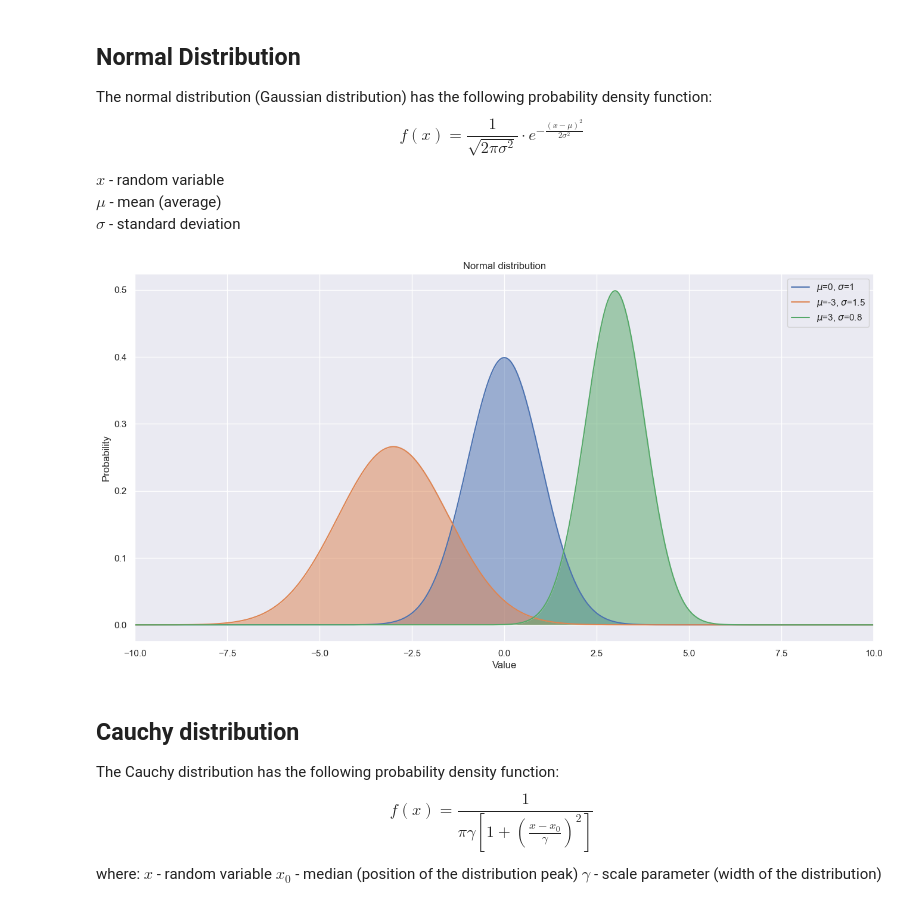
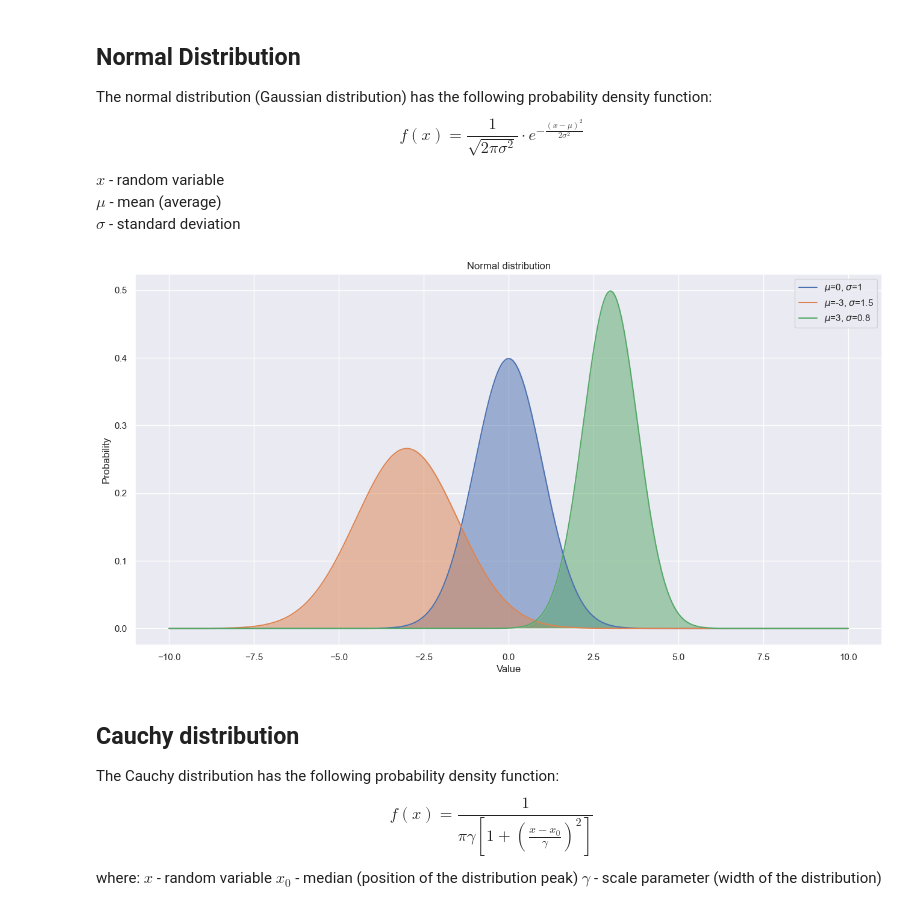
Before and after one commit to Omazz/alpha-beta-filter, a Jupyter notebook: noise.ipynb, the cells around one changed output. Saved outputs shown, nothing was run; the diff lists cells and outputs as text; code cells hidden in the pictures.

```diff
--- a/noise.ipynb
+++ b/noise.ipynb
@@ -21,42 +22,26 @@ $\sigma$ - standard deviation <br>
 # %%
 plt.figure(figsize=(16,8))
 plt.title('Normal distribution')
 plt.xlabel('Value')
 plt.ylabel('Probability')
 
-size = 100000
-left = -10
-right = +10
-plt.xlim(left, right)
 
-mu = 0
-sigma = 1
-x = np.linspace(left, right, size)
-y = (1/(sigma * np.sqrt(2*np.pi))) * np.exp(-(x-mu)**2 / (2*sigma**2))
-label = '$\mu$=' + str(mu) + ', $\sigma$=' + str(sigma)
-plt.plot(x, y, label=label)
-plt.fill_between(x, 0, y, alpha=0.5)
+def plot_normal_distribution(mu, sigma, left, right, size):
+    x = np.linspace(left, right, size)
+    y = (1/(sigma * np.sqrt(2*np.pi))) * np.exp(-(x-mu)**2 / (2*sigma**2))
+    label = '$\mu$=' + str(mu) + ', $\sigma$=' + str(sigma)
+    plt.plot(x, y, label=label)
+    plt.fill_between(x, 0, y, alpha=0.5)
 
-mu = -3
-sigma = 1.5
-x = np.linspace(left, right, size)
-y = (1/(sigma * np.sqrt(2*np.pi))) * np.exp(-(x-mu)**2 / (2*sigma**2))
-label = '$\mu$=' + str(mu) + ', $\sigma$=' + str(sigma)
-plt.plot(x, y, label=label)
-plt.fill_between(x, 0, y, alpha=0.5)
 
-mu = 3
-sigma = 0.8
-x = np.linspace(left, right, size)
-y = (1/(sigma * np.sqrt(2*np.pi))) * np.exp(-(x-mu)**2 / (2*sigma**2))
-label = '$\mu$=' + str(mu) + ', $\sigma$=' + str(sigma)
-plt.plot(x, y, label=label)
-plt.fill_between(x, 0, y, alpha=0.5)
+plot_normal_distribution(mu=0, sigma=1, left=-10, right=+10, size=100000)
+plot_normal_distribution(mu=-3, sigma=1.5, left=-10, right=+10, size=100000)
+plot_normal_distribution(mu=3, sigma=0.8, left=-10, right=+10, size=100000)
 
 plt.legend()
 plt.show()
 # %% [output]
-[figure, old version]
+[figure, new version]
 # %% [markdown]
 ## Cauchy distribution
 The Cauchy distribution has the following probability density function:
```
Also changed, not shown: parts of 10 cells of this notebook.
